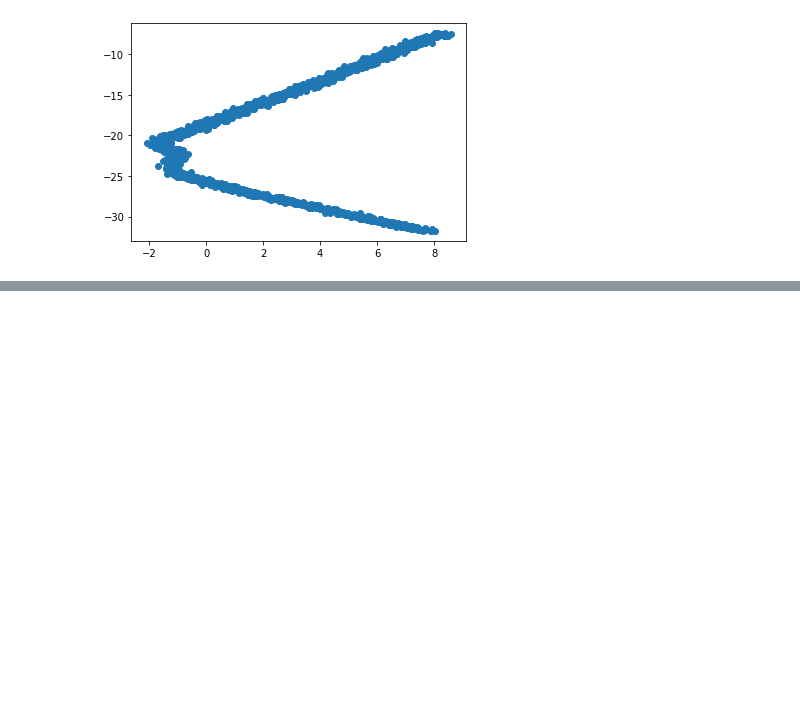
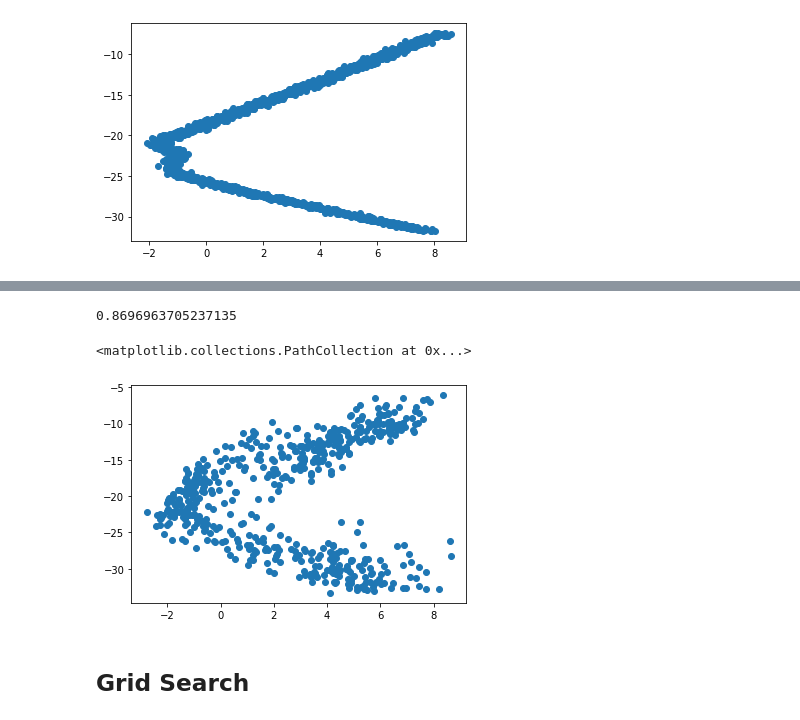
Before and after one commit to luca-santarella/ML-project, a Jupyter notebook: neural_network.ipynb, the cells around one changed output, grey strips where cells are left out. Drawn from its saved outputs; the diff is of its cells as text; code cells hidden in the pictures; blank space fills up the shorter version.

```diff
--- a/neural_network.ipynb
+++ b/neural_network.ipynb
@@ -28,0 +97,19 @@ plt.scatter(df['x'], df['y'])
+# %%
+X_train, X_test, y_train, y_test = train_test_split(df, label, random_state=42, test_size=0.30)
+# %%
+regressor = MLPRegressor(random_state=42, max_iter=500).fit(X_train, y_train)
+# %%
+regressor.score(X_test, y_test)
+# %% [output]
+0.8696963705237135
+# %%
+y_pred = regressor.predict(df_blind_ts)
+# %%
+y_pred = pd.DataFrame(data=y_pred, columns=["x", "y"])
+# %%
+plt.scatter(y_pred['x'], y_pred['y'])
+# %% [output]
+<matplotlib.collections.PathCollection at 0x...>
+[figure, added]
+# %% [markdown]
+## Grid Search
```
Also changed, not shown: parts of 21 cells of this notebook.
